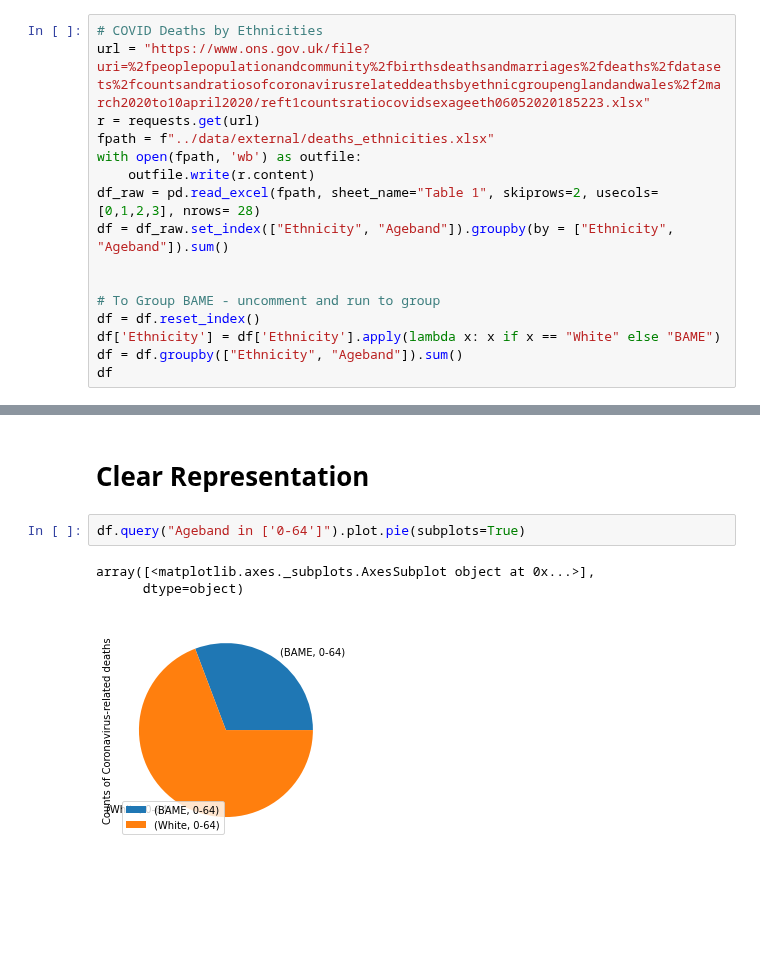
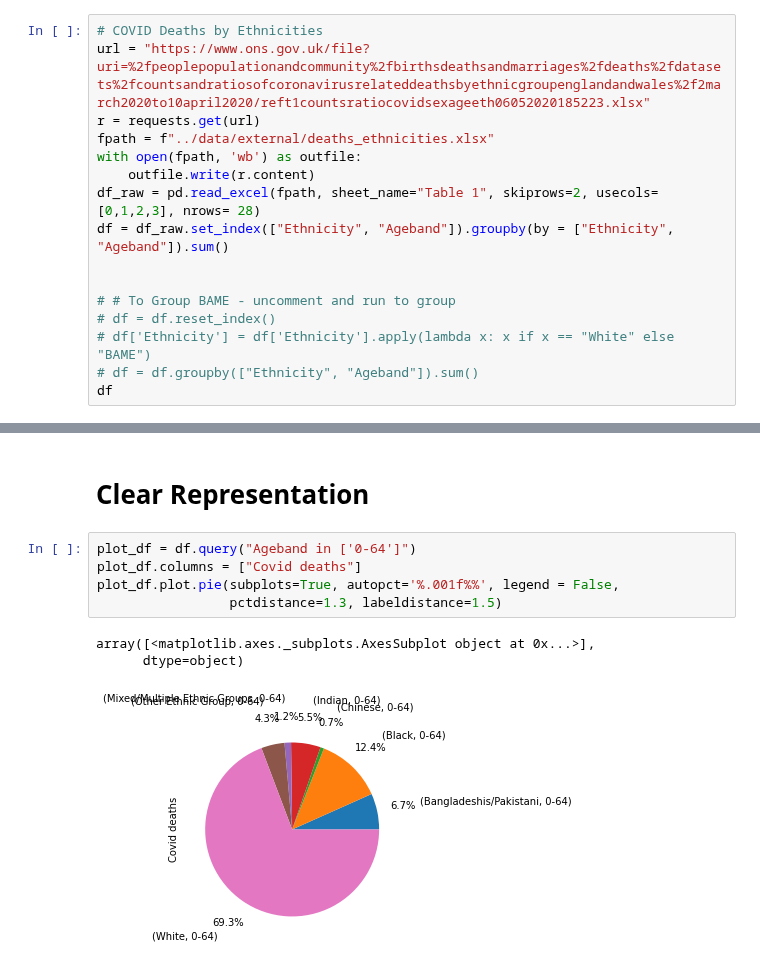
Before and after one commit to Quotennial/covid_bame, a Jupyter notebook: notebooks/Ethnicity And Age Breakdown.ipynb, the cells around one changed output, grey strips where cells are left out. Cells and saved outputs as stored; diff of their text form; blank space fills up the shorter version.

```diff
--- a/notebooks/Ethnicity And Age Breakdown.ipynb
+++ b/notebooks/Ethnicity And Age Breakdown.ipynb
@@ -85,10 +85,10 @@ df_raw = pd.read_excel(fpath, sheet_name="Table 1", skiprows=2, usecols=[0,1,2,3
 df = df_raw.set_index(["Ethnicity", "Ageband"]).groupby(by = ["Ethnicity", "Ageband"]).sum()
 
 
-# To Group BAME - uncomment and run to group
-df = df.reset_index()
-df['Ethnicity'] = df['Ethnicity'].apply(lambda x: x if x == "White" else "BAME")
-df = df.groupby(["Ethnicity", "Ageband"]).sum()
+# # To Group BAME - uncomment and run to group
+# df = df.reset_index()
+# df['Ethnicity'] = df['Ethnicity'].apply(lambda x: x if x == "White" else "BAME")
+# df = df.groupby(["Ethnicity", "Ageband"]).sum()
 df
 # %% [output]
 |  |  | Counts of Coronavirus-related deaths |
@@ -201,9 +277,12 @@ array([<matplotlib.axes._subplots.AxesSubplot object at 0x...>],
 # %% [markdown]
 # Clear Representation
 # %%
-df.query("Ageband in ['0-64']").plot.pie(subplots=True)
+plot_df = df.query("Ageband in ['0-64']")
+plot_df.columns = ["Covid deaths"]
+plot_df.plot.pie(subplots=True, autopct='%.001f%%', legend = False,
+                 pctdistance=1.3, labeldistance=1.5)
 # %% [output]
 array([<matplotlib.axes._subplots.AxesSubplot object at 0x...>],
       dtype=object)
-[figure, old version]
+[figure, new version]
 # %%
```
Also changed, not shown: parts of 16 cells of this notebook.
